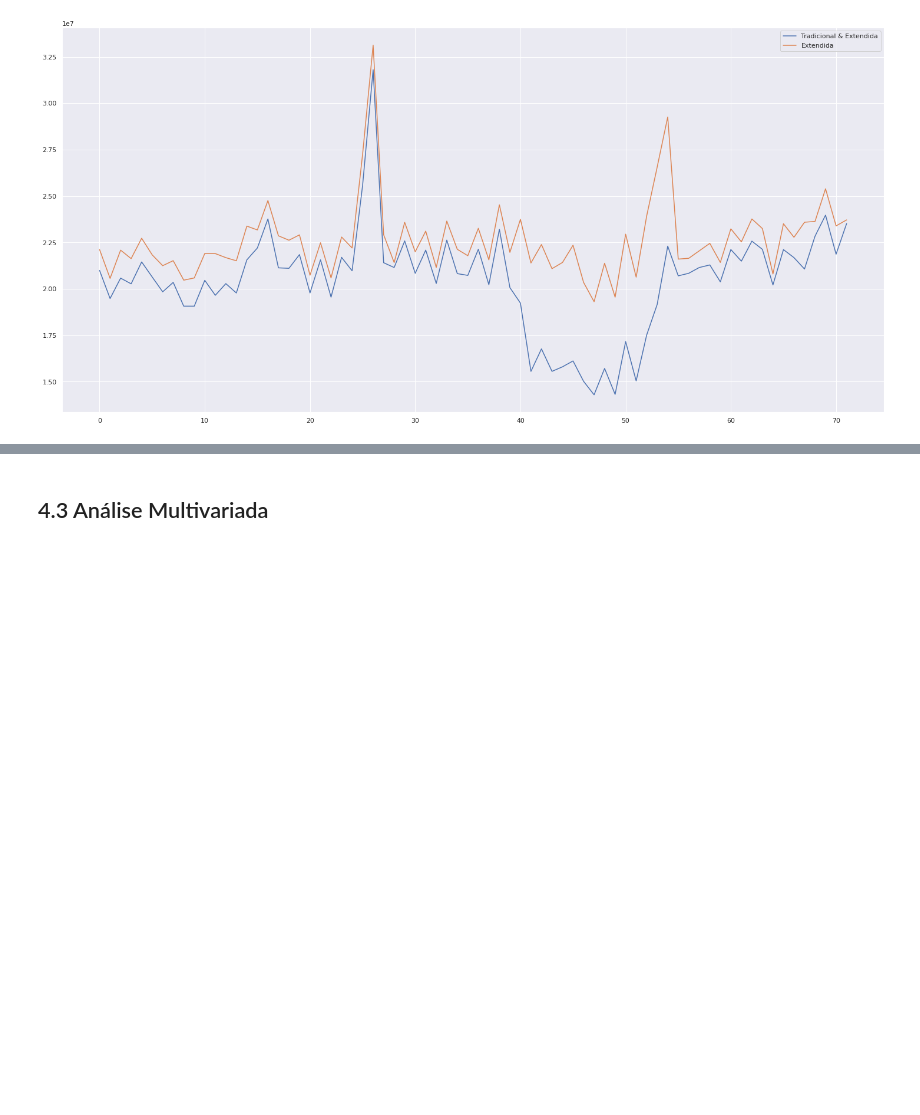
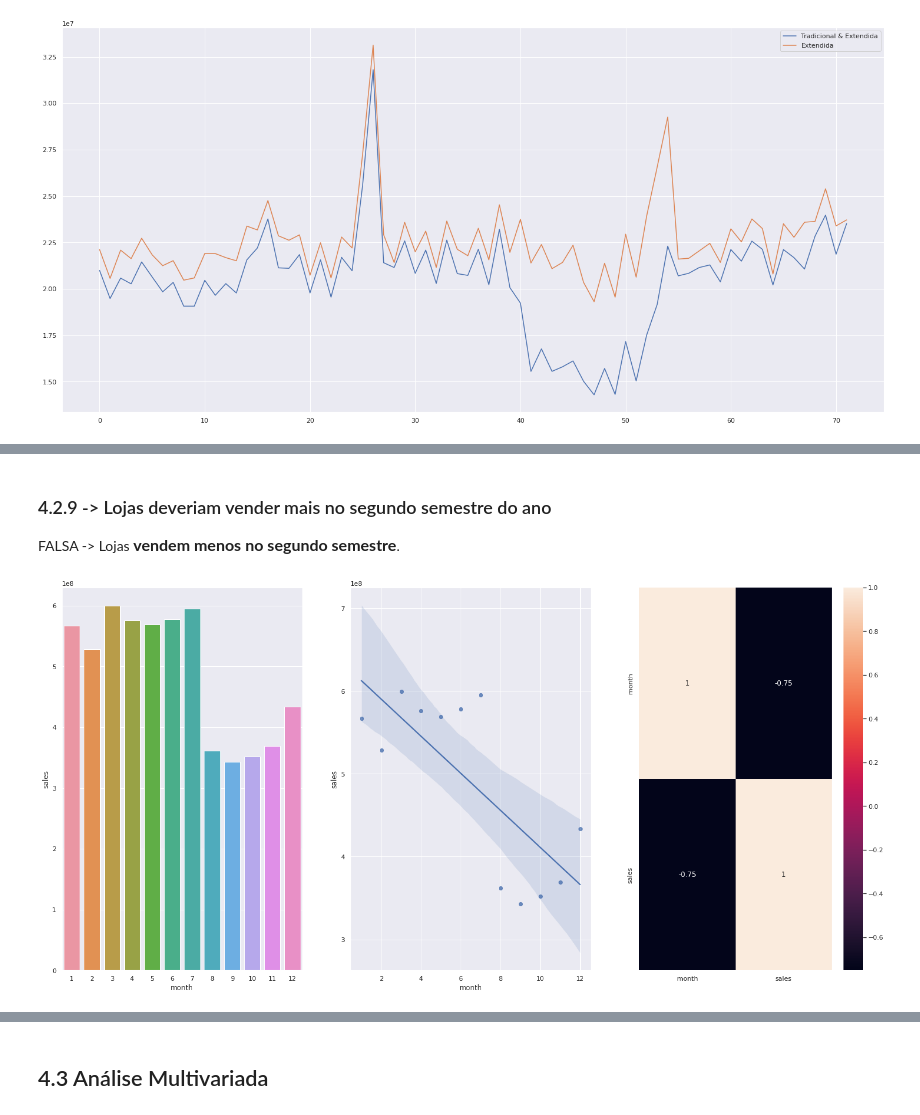
Before and after one commit to gustavo-moretto/Rossman-Sales-Prediction, a Jupyter notebook: rossmann_sales_prediction.ipynb, the cells around one changed output, grey strips where cells are left out. Cells and saved outputs as stored; diff of their text form; code cells hidden in the pictures; blank space fills up the shorter version.

```diff
--- a/rossmann_sales_prediction.ipynb
+++ b/rossmann_sales_prediction.ipynb
@@ -637,0 +670,16 @@ ax.legend(labels=['Tradicional & Extendida', 'Extendida']);
+# %% [markdown]
+### 4.2.9 -> Lojas deveriam vender mais no segundo semestre do ano
+FALSA -> Lojas <span style="font-size:16px"><b>vendem menos</b> </span><span style="font-size:16px"><b>no segundo semestre</b></span>.
+# %%
+aux1 = df4[['sales','month']].groupby('month').sum().reset_index()
+
+plt.subplot(1,3,1)
+sns.barplot(x='month',y='sales',data=aux1);
+
+plt.subplot(1,3,2)
+sns.regplot(x='month',y='sales',data=aux1);
+
+plt.subplot(1,3,3)
+sns.heatmap(aux1.corr(method='pearson'), annot=True);
+# %% [output]
+[figure, added]
```
Also changed, not shown: parts of 16 cells of this notebook.
